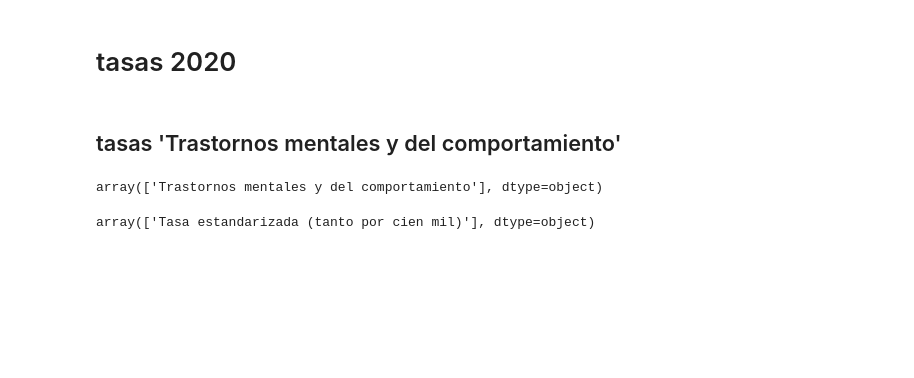
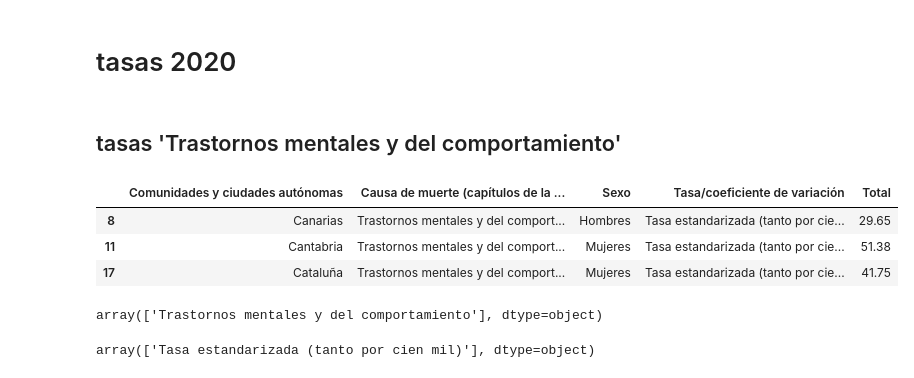
Before and after one commit to emarfer/healthy_mental_health, a Jupyter notebook: notebooks/07_causas_muerte.ipynb, the cells around one changed output. Drawn from its saved outputs; the diff is of its cells as text; code cells hidden in the pictures; blank space fills up the shorter version.

```diff
--- a/notebooks/07_causas_muerte.ipynb
+++ b/notebooks/07_causas_muerte.ipynb
@@ -214,6 +224,13 @@ suicidio_edad_sexo.sample(5)
 ## tasas  'Trastornos mentales y del comportamiento'
 # %%
 tasas = pd.read_excel('../data/suicidio/tasas2020.xlsx')
+# %%
+tasas.sample(3)
+# %% [output]
+|  | Comunidades y ciudades autónomas | Causa de muerte (capítulos de la ... | Sexo | Tasa/coeficiente de variación | Total |
+| 8 | Canarias | Trastornos mentales y del comport... | Hombres | Tasa estandarizada (tanto por cie... | 29.65 |
+| 11 | Cantabria | Trastornos mentales y del comport... | Mujeres | Tasa estandarizada (tanto por cie... | 51.38 |
+| 17 | Cataluña | Trastornos mentales y del comport... | Mujeres | Tasa estandarizada (tanto por cie... | 41.75 |
 # %%
 tasas.columns = ['ccaa','causa','sexo','tasa','total']
 # %%
```
Also changed, not shown: parts of 18 cells of this notebook, 6 other files.
